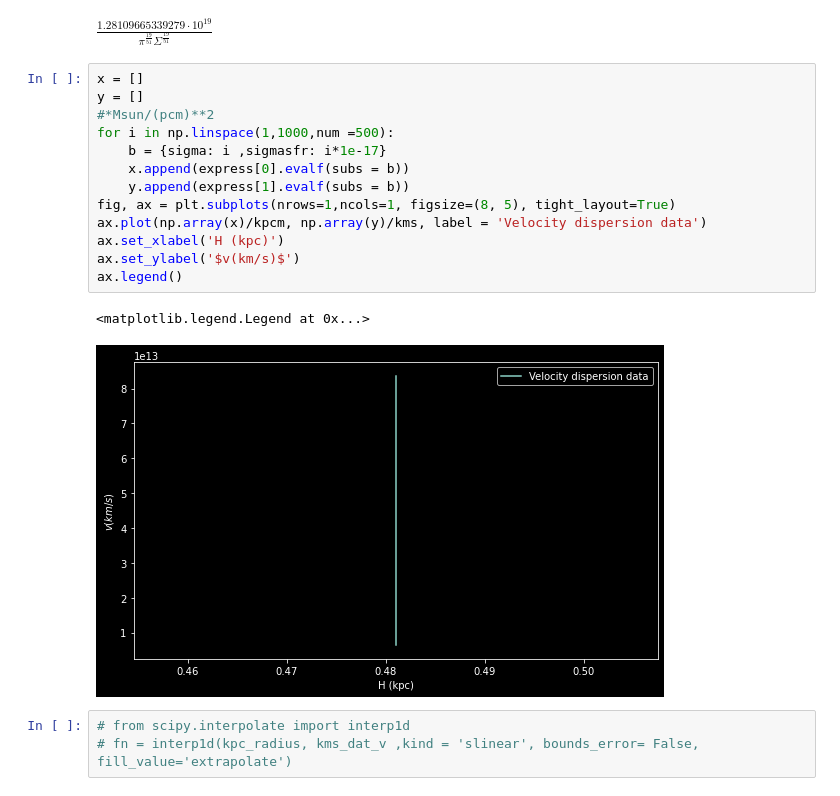
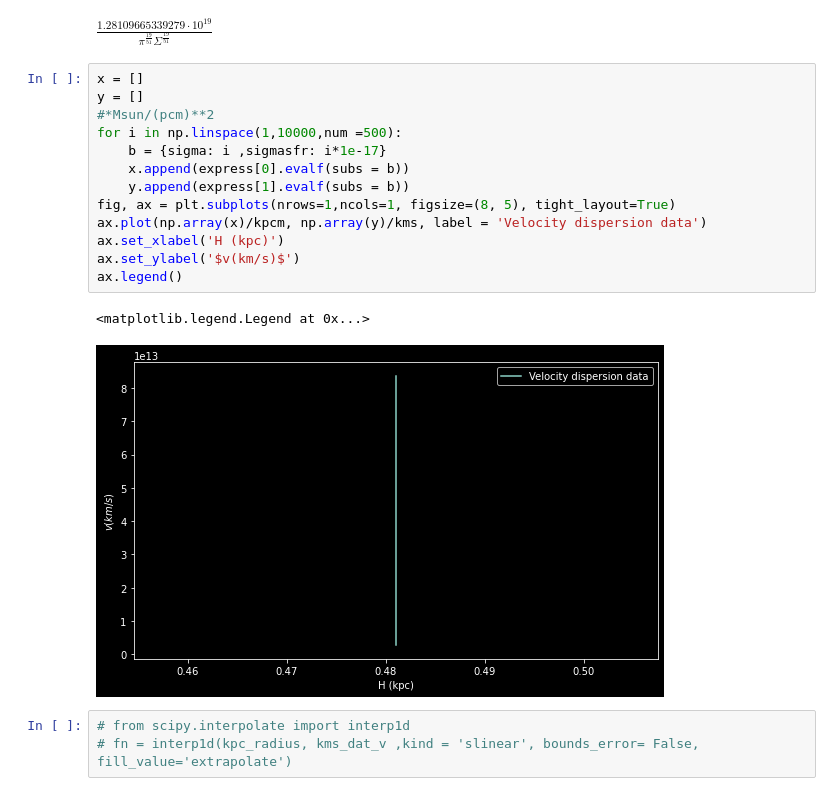
Before and after one commit to Rnazx/MSc.-Thesis, a Jupyter notebook: velocity_dispersion_m31.ipynb, the cells around one changed output. Saved outputs shown, nothing was run; the diff lists cells and outputs as text.

```diff
--- a/velocity_dispersion_m31.ipynb
+++ b/velocity_dispersion_m31.ipynb
@@ -189,19 +203,19 @@ $\displaystyle \frac{1.28109665339279 \cdot 10^{19}}{\pi^{\frac{19}{51}} \Sigma^
 # %%
 x = []
 y = []
 #*Msun/(pcm)**2
-for i in np.linspace(1,1000,num =500):
+for i in np.linspace(1,10000,num =500):
     b = {sigma: i ,sigmasfr: i*1e-17}
     x.append(express[0].evalf(subs = b))
     y.append(express[1].evalf(subs = b))
 fig, ax = plt.subplots(nrows=1,ncols=1, figsize=(8, 5), tight_layout=True)
 ax.plot(np.array(x)/kpcm, np.array(y)/kms, label = 'Velocity dispersion data')
 ax.set_xlabel('H (kpc)')
 ax.set_ylabel('$v(km/s)$')
 ax.legend()
 # %% [output]
 <matplotlib.legend.Legend at 0x...>
-[figure, old version]
+[figure, new version]
 # %%
 # from scipy.interpolate import interp1d
 # fn = interp1d(kpc_radius, kms_dat_v ,kind = 'slinear', bounds_error= False, fill_value='extrapolate')
```
Also changed, not shown: parts of 8 cells of this notebook, 13 other files.
